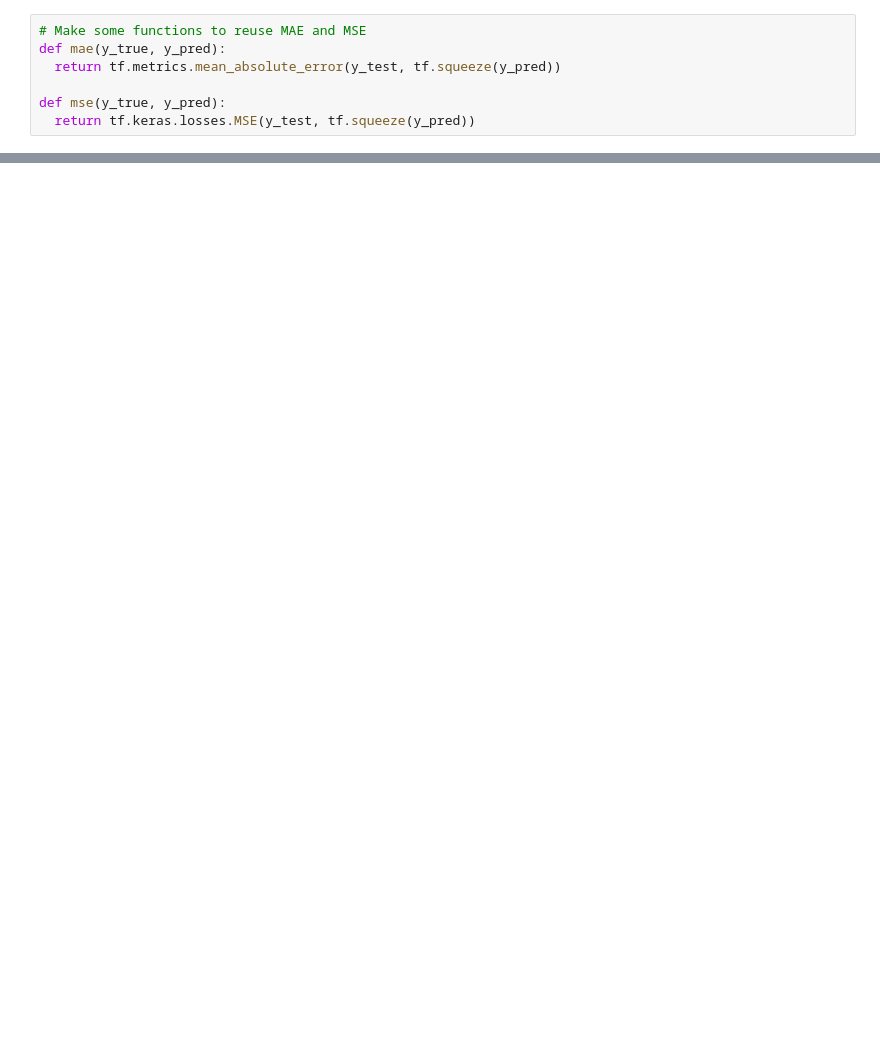
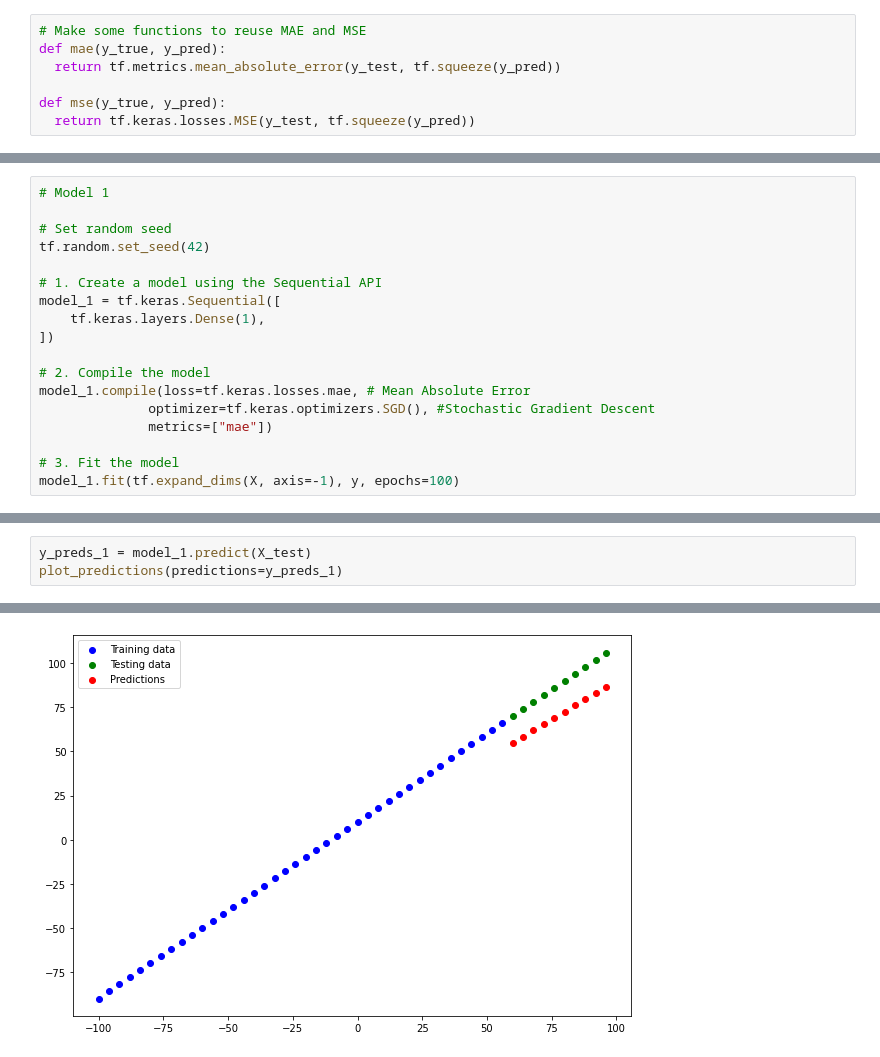
Before and after one commit to fabiodemo/Tensorflow-Developer-Certificate, a Jupyter notebook: Neural Network Regression/01_neural_network_regression.ipynb, the cells around one changed output, grey strips where cells are left out. Drawn from its saved outputs; the diff is of its cells as text; blank space fills up the shorter version.

Commit message:
Setting up TensorFlow modelling experiments part 1 (start with a simple model)

```diff
--- a/Neural Network Regression/01_neural_network_regression.ipynb
+++ b/Neural Network Regression/01_neural_network_regression.ipynb
@@ -787,0 +816,18 @@ mse(y_test, y_pred)
+# %%
+# Model 1
+
+# Set random seed
+tf.random.set_seed(42)
+
+# 1. Create a model using the Sequential API
+model_1 = tf.keras.Sequential([
+    tf.keras.layers.Dense(1),
+])
+
+# 2. Compile the model
+model_1.compile(loss=tf.keras.losses.mae, # Mean Absolute Error
+              optimizer=tf.keras.optimizers.SGD(), #Stochastic Gradient Descent
+              metrics=["mae"])
+
+# 3. Fit the model
+model_1.fit(tf.expand_dims(X, axis=-1), y, epochs=100)
@@ -787,0 +853,4 @@ mse(y_test, y_pred)
+# %%
+y_preds_1 = model_1.predict(X_test)
+plot_predictions(predictions=y_preds_1)
+# %% [output]
@@ -787,0 +858 @@ mse(y_test, y_pred)
+[figure, added]
```
Also changed, not shown: parts of 36 cells of this notebook.
